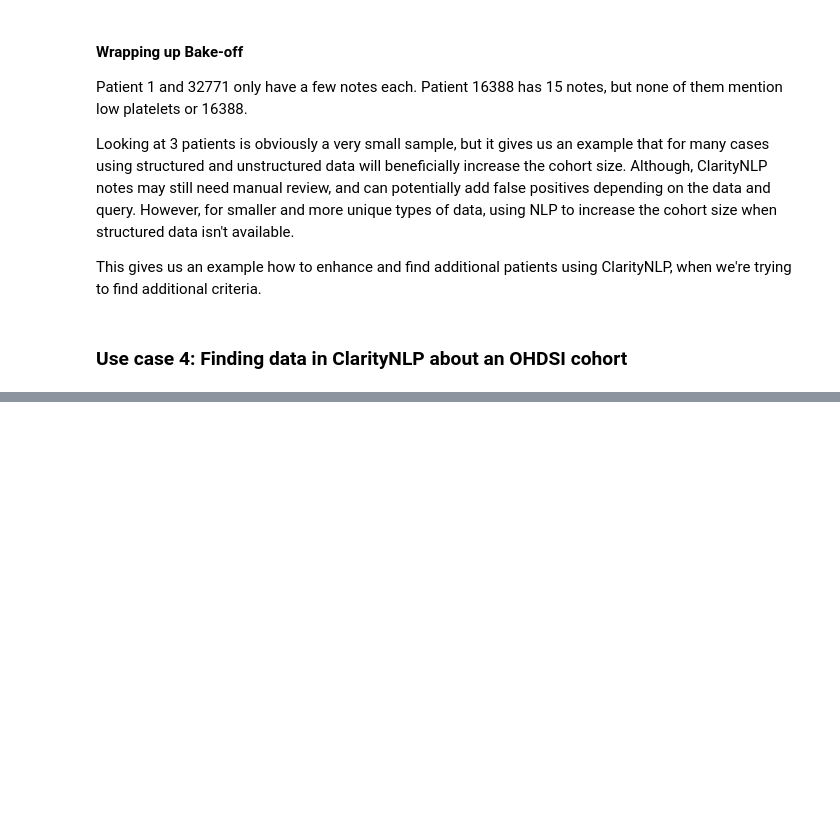
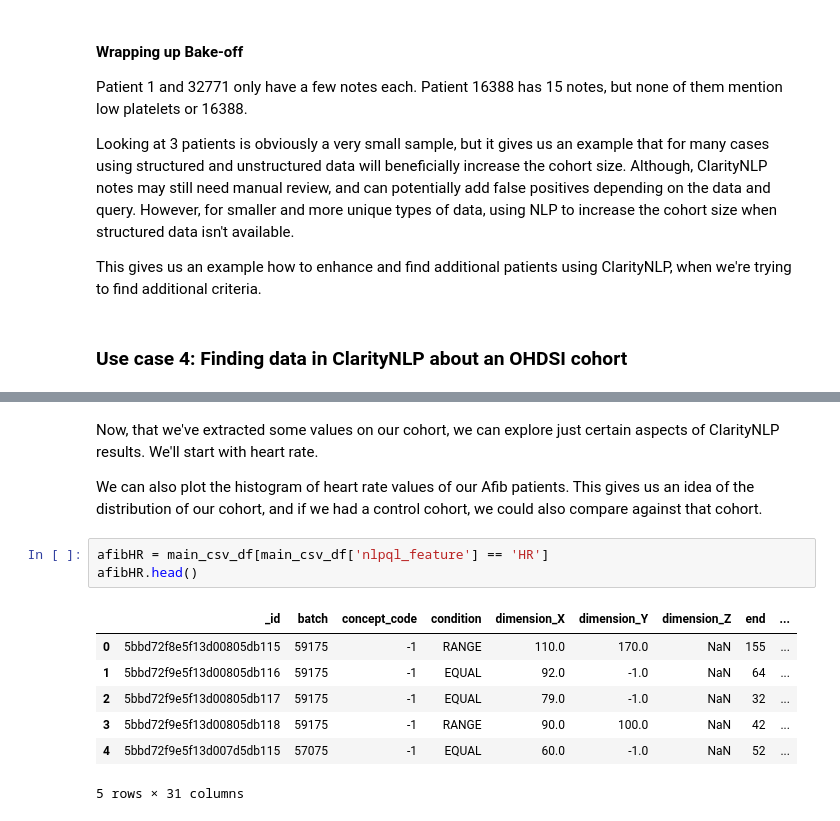
Before and after one commit to ClarityNLP/ClarityNLP, a Jupyter notebook: notebooks/cooking/Cooking_with_ClarityNLP_101018.ipynb, the cells around one changed output, grey strips where cells are left out. Drawn from its saved outputs; the diff is of its cells as text; blank space fills up the shorter version.

```diff
--- a/notebooks/cooking/Cooking_with_ClarityNLP_101018.ipynb
+++ b/notebooks/cooking/Cooking_with_ClarityNLP_101018.ipynb
@@ -454,0 +570,15 @@ This gives us an example how to enhance and find additional patients using Clari
+# %% [markdown]
+Now, that we've extracted some values on our cohort, we can explore just certain aspects of ClarityNLP results. We'll start with heart rate.
+
+We can also plot the histogram of heart rate values of our Afib patients. This gives us an idea of the distribution of our cohort, and if we had a control cohort, we could also compare against that cohort.
+# %%
+afibHR = main_csv_df[main_csv_df['nlpql_feature'] == 'HR']
+afibHR.head()
+# %% [output]
+|  | _id | batch | concept_code | condition | dimension_X | dimension_Y | dimension_Z | end | ... |
+| 0 | 5bbd72f8e5f13d00805db115 | 59175 | -1 | RANGE | 110.0 | 170.0 | NaN | 155 | ... |
+| 1 | 5bbd72f9e5f13d00805db116 | 59175 | -1 | EQUAL | 92.0 | -1.0 | NaN | 64 | ... |
+| 2 | 5bbd72f9e5f13d00805db117 | 59175 | -1 | EQUAL | 79.0 | -1.0 | NaN | 32 | ... |
+| 3 | 5bbd72f9e5f13d00805db118 | 59175 | -1 | RANGE | 90.0 | 100.0 | NaN | 42 | ... |
+| 4 | 5bbd72f9e5f13d007d5db115 | 57075 | -1 | EQUAL | 60.0 | -1.0 | NaN | 52 | ... |
+5 rows × 31 columns
```
Also changed, not shown: parts of 24 cells of this notebook, 3 other files.
